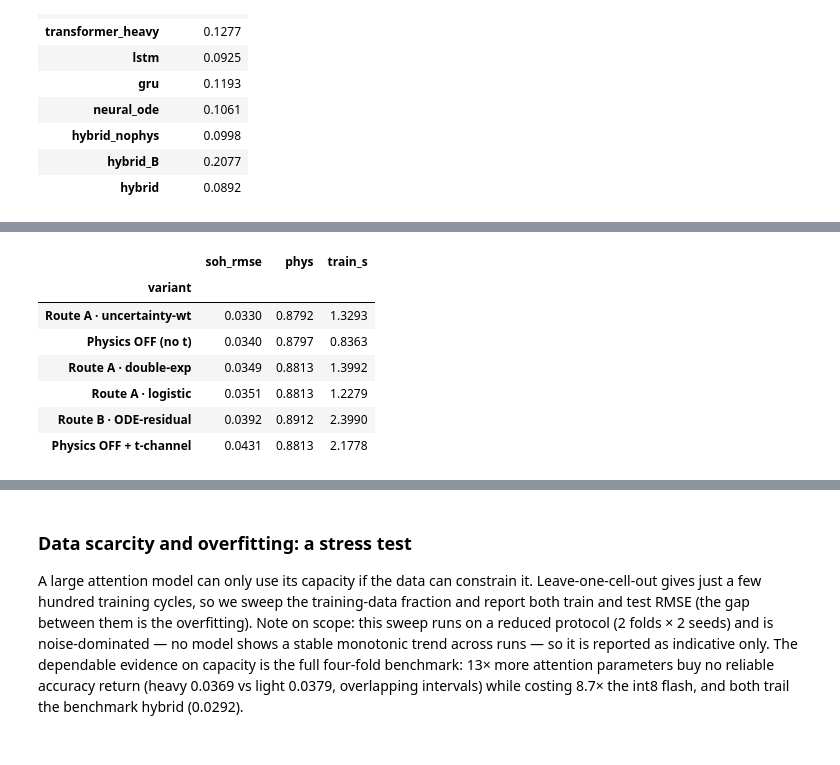
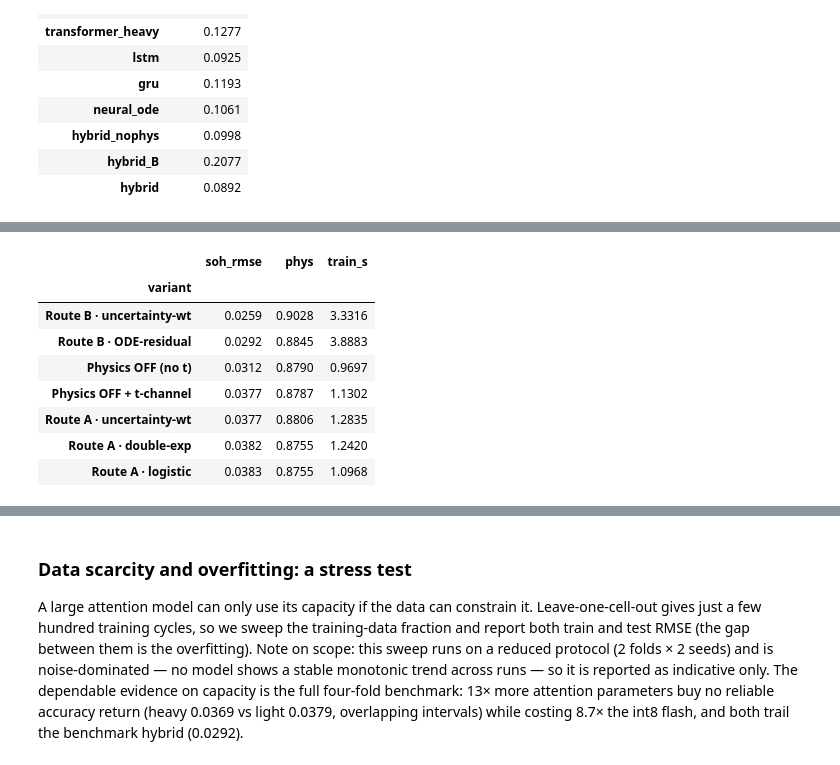
Before and after one commit to Rs889044/phase3, a Jupyter notebook: code/Complete_Project_Notebook.ipynb, the cells around one changed output, grey strips where cells are left out. Drawn from its saved outputs; the diff is of its cells as text; code cells hidden in the pictures.

```diff
--- a/code/Complete_Project_Notebook.ipynb
+++ b/code/Complete_Project_Notebook.ipynb
@@ -1879,9 +1882,18 @@ Cross-dataset mean RMSE (indicative; N=1 cell):
 | hybrid | 0.0892 |
 # %%
 # ============================ ablations ====================================
+# The design ablation runs on the SAME protocol as the main benchmark: all four
+# LOCO folds x 3 seeds, the benchmark configuration (lr 0.002, physics weight
+# 0.1), and the same symmetric t-channel for every variant except the explicit
+# "no t" baseline. Built this way, the control / route-A / route-B rows re-run
+# the exact benchmark configurations, so they must coincide with the T1 rows
+# (checked below) and the extra rows decompose the design choices. An earlier
+# version of this cell used a reduced 2-fold x 2-seed protocol with an
+# asymmetric t-channel and a slightly older base config; its rankings moved
+# between reruns (noise-dominated), which is why it was upgraded.
 def _ablation_train(spec, frames, seed, feature_subset=None, frac=1.0):
     nasa = {c: frames[c] for c in CONFIG["nasa"]["cells"]}; seq = spec.get("seq_len",10); out = []
-    for fold in [{"test":"B0005","val":"B0006"},{"test":"B0018","val":"B0005"}]:
+    for fold in CONFIG["loco_folds"]:
         sp = make_loco_split(nasa, fold["test"], fold["val"], seq, features=feature_subset)
         if frac < 1.0:  # stratified per-cell subsample
             t = sp.train; rng = np.random.default_rng(seed); keep=[]
@@ -1892,11 +1904,12 @@ def _ablation_train(spec, frames, seed, feature_subset=None, frac=1.0):
             t2 = WindowedData(t.X[keep],t.y_soh[keep],t.y_rul[keep],t.cell[keep],t.cycle_end[keep],t.feature_names)
             sp = SplitTensors(t2, sp.val, sp.test, sp.features, sp.scaler, sp.test_cells)
         F = len(sp.features); route = spec.get("physics_route","none")
+        use_t = spec.get("t_channel", route=="B")   # route B always carries t (autograd needs it)
         kw = {k:v for k,v in spec.items() if k in _BACKBONE}
         set_seed(seed)   # order-independent init
-        m = build_route_b_model(spec["model"], F, **kw) if route=="B" else build_model(spec["model"], F, **kw)
+        m = build_route_b_model(spec["model"], F, **kw) if use_t else build_model(spec["model"], F, **kw)
         t0=time.time()
-        train_model(m, sp, TrainConfig(epochs=100, lr=spec.get("lr",3e-3), patience=15, physics_route=route,
+        train_model(m, sp, TrainConfig(epochs=EPOCHS, lr=spec.get("lr",3e-3), patience=PATIENCE, physics_route=route,
                     prior=spec.get("prior","double_exp"), weighting=spec.get("weighting","fixed"),
                     physics_weight=spec.get("physics_weight",0.1), seed=seed))
         ts = time.time()-t0; yt,yp = predict(m, sp.test)
@@ -1904,32 +1917,56 @@ def _ablation_train(spec, frames, seed, feature_subset=None, frac=1.0):
                     "phys":physical_consistency(yp, sp.test.cycle_end),"train_s":ts})
     return out
 
-base = {"model":"hybrid_gru","seq_len":10,"hidden":64,"layers":2,"lr":0.0018,"physics_weight":0.062}
-abl_seeds = [0] if QUICK_DEMO else [0,1]
+base = {"model":"hybrid_gru","seq_len":10,"hidden":64,"layers":2,"lr":0.002,"physics_weight":0.1}
+abl_seeds = [0] if QUICK_DEMO else SEEDS
 def collect(label, spec, **kw):
     return [{"variant":label, **r} for s in abl_seeds for r in _ablation_train(spec, feature_frames, s, **kw)]
-print("Running ablations (design + de-confound control + aggregation + data-volume) ...")
+print("Running ablations on the full LOCO protocol (design + aggregation + data-volume) ...")
 design = []
 design += collect("Physics OFF (no t)",        {**base, "physics_route":"none"})
-design += collect("Physics OFF + t-channel",   {**base, "physics_route":"B", "physics_weight":0.0})   # control
-design += collect("Route A · double-exp",      {**base, "physics_route":"A", "prior":"double_exp"})
-design += collect("Route A · logistic",        {**base, "physics_route":"A", "prior":"logistic"})
-design += collect("Route A · uncertainty-wt",  {**base, "physics_route":"A", "prior":"double_exp", "weighting":"uncertainty"})
+design += collect("Physics OFF + t-channel",   {**base, "physics_route":"none", "t_channel":True})   # = benchmark control
+design += collect("Route A · double-exp",      {**base, "physics_route":"A", "prior":"double_exp", "t_channel":True})
+design += collect("Route A · logistic",        {**base, "physics_route":"A", "prior":"logistic", "t_channel":True})
+design += collect("Route A · uncertainty-wt",  {**base, "physics_route":"A", "prior":"double_exp", "weighting":"uncertainty", "t_channel":True})
+design += collect("Route B · uncertainty-wt",  {**base, "physics_route":"B", "weighting":"uncertainty"})
 design += collect("Route B · ODE-residual",    {**base, "physics_route":"B"})
 design_df = pd.DataFrame(design)
 _design_summary = design_df.groupby("variant")[["soh_rmse","phys","train_s"]].mean().round(4).sort_values("soh_rmse")
-savetable(_design_summary, "ablation_design", caption="Design ablation: contribution of each physics component to SOH RMSE.")
-print("Design ablation (this run) — note the de-confound control:")
+savetable(_design_summary, "ablation_design", caption="Design ablation on the full LOCO protocol (4 folds x 3 seeds): contribution of each physics component to SOH RMSE.")
+print("Design ablation (full protocol):")
 display(_design_summary)
+# tie-in check: three rows re-run the exact benchmark configurations, so they
+# must reproduce the corresponding T1 rows (same folds, seeds, split, trainer).
+_chk = {"Physics OFF + t-channel":"hybrid_nophys", "Route A · double-exp":"hybrid", "Route B · ODE-residual":"hybrid_B"}
+for v, mm in _chk.items():
+    va = design_df[design_df.variant==v].soh_rmse.mean(); vb = loco[loco.model==mm].soh_rmse.mean()
+    print(f"  tie-in: {v:24s} {va:.4f}  vs benchmark {DISPLAY[mm]:26s} {vb:.4f}  ({'match' if abs(va-vb)<5e-4 else 'DIFFERS'})")
 
-agg = collect("full (8 feat)", {**base,"physics_route":"A","prior":"double_exp"})
-agg += collect("minimal (2 feat)", {**base,"physics_route":"A","prior":"double_exp"}, feature_subset=["discharge_time_s","v_mean"])
-print("\nAggregation ablation (full feature set vs a minimal two-feature set):")
-_agg = pd.DataFrame(agg).groupby("variant")[["soh_rmse","phys"]].mean().round(4); savetable(_agg, "ablation_aggregation", caption="Feature-set ablation: full vs. minimal feature set."); display(_agg)
+# paired per-run read-outs on the 12 fold x seed runs (same independence caution
+# as the benchmark: seeds within a fold share the test cell, so read descriptively).
+def _paired_design(va, vb, metric="soh_rmse", better="lower"):
+    A = design_df[design_df.variant==va].set_index(["fold","seed"])[metric]
+    B = design_df[design_df.variant==vb].set_index(["fold","seed"])[metric]
+    idx = A.index.intersection(B.index); a, b = A.loc[idx].to_numpy(float), B.loc[idx].to_numpy(float)
+    p = 1.0 if np.allclose(a-b, 0) else float(wilcoxon(a, b)[1])
+    wins = int((a<b).sum()) if better=="lower" else int((a>b).sum())
+    print(f"  {va} vs {vb} [{metric}]: {a.mean():.4f} vs {b.mean():.4f} "
+          f"({100*(a.mean()-b.mean())/b.mean():+.1f}%), wins {wins}/{len(idx)}, Wilcoxon p={p:.4f}")
+print("Paired per-run comparisons within the design ablation:")
+_paired_design("Route B · uncertainty-wt", "Route B · ODE-residual")
+_paired_design("Route B · uncertainty-wt", "Route B · ODE-residual", "phys", "higher")
+_paired_design("Route A · uncertainty-wt", "Route A · double-exp")
+_paired_design("Route B · ODE-residual",   "Physics OFF (no t)")
+_paired_design("Physics OFF + t-channel",  "Physics OFF (no t)")
+
+agg = collect("full (8 feat)", {**base,"physics_route":"A","prior":"double_exp","t_channel":True})
+agg += collect("minimal (2 feat)", {**base,"physics_route":"A","prior":"double_exp","t_channel":True}, feature_subset=["discharge_time_s","v_mean"])
+print("\nAggregation ablation (full feature set vs a minimal two-feature set, full protocol):")
+_agg = pd.DataFrame(agg).groupby("variant")[["soh_rmse","phys"]].mean().round(4); savetable(_agg, "ablation_aggregation", caption="Feature-set ablation on the full LOCO protocol: full vs. minimal feature set."); display(_agg)
 
 vol = []
 for fr in [0.25,0.5,0.75,1.0]:
-    vol += [{**r,"frac":fr} for r in collect(f"{int(fr*100)}%", {**base,"physics_route":"A","prior":"double_exp"}, frac=fr)]
-print("\nData-volume ablation (stratified per-cell subsample):")
-_vol = pd.DataFrame(vol).groupby("frac")[["soh_rmse","phys"]].mean().round(4); savetable(_vol, "ablation_data_volume", caption="Data-volume ablation: SOH RMSE vs. fraction of training cycles."); display(_vol)
+    vol += [{**r,"frac":fr} for r in collect(f"{int(fr*100)}%", {**base,"physics_route":"A","prior":"double_exp","t_channel":True}, frac=fr)]
+print("\nData-volume ablation (stratified per-cell subsample, full protocol):")
+_vol = pd.DataFrame(vol).groupby("frac")[["soh_rmse","phys"]].mean().round(4); savetable(_vol, "ablation_data_volume", caption="Data-volume ablation on the full LOCO protocol: SOH RMSE vs. fraction of training windows."); display(_vol)
 # %% [output]
@@ -1938,8 +1975,9 @@ Design ablation (this run) — note the de-confound control:
 |  | soh_rmse | phys | train_s |
 | variant |  |  |  |
-| Route A · uncertainty-wt | 0.0330 | 0.8792 | 1.3293 |
-| Physics OFF (no t) | 0.0340 | 0.8797 | 0.8363 |
-| Route A · double-exp | 0.0349 | 0.8813 | 1.3992 |
-| Route A · logistic | 0.0351 | 0.8813 | 1.2279 |
-| Route B · ODE-residual | 0.0392 | 0.8912 | 2.3990 |
-| Physics OFF + t-channel | 0.0431 | 0.8813 | 2.1778 |
+| Route B · uncertainty-wt | 0.0259 | 0.9028 | 3.3316 |
+| Route B · ODE-residual | 0.0292 | 0.8845 | 3.8883 |
+| Physics OFF (no t) | 0.0312 | 0.8790 | 0.9697 |
+| Physics OFF + t-channel | 0.0377 | 0.8787 | 1.1302 |
+| Route A · uncertainty-wt | 0.0377 | 0.8806 | 1.2835 |
+| Route A · double-exp | 0.0382 | 0.8755 | 1.2420 |
+| Route A · logistic | 0.0383 | 0.8755 | 1.0968 |
```
Also changed, not shown: parts of 6 cells of this notebook, 49 other files.
